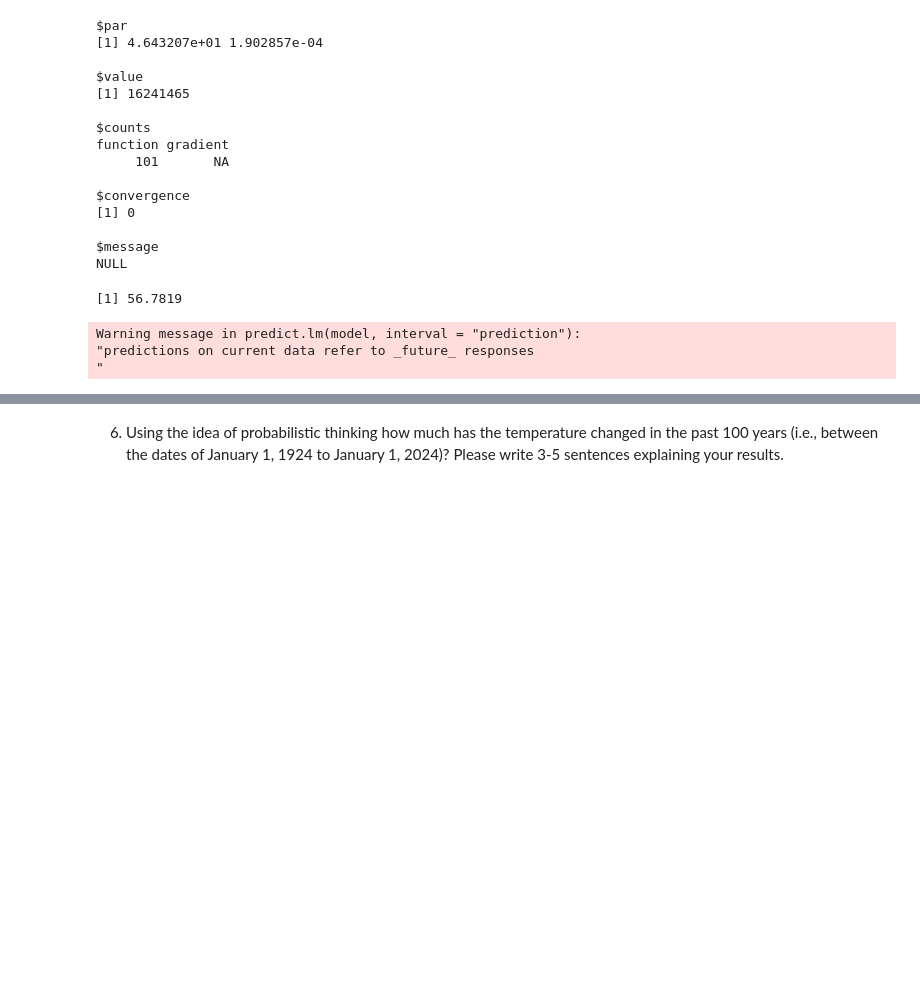
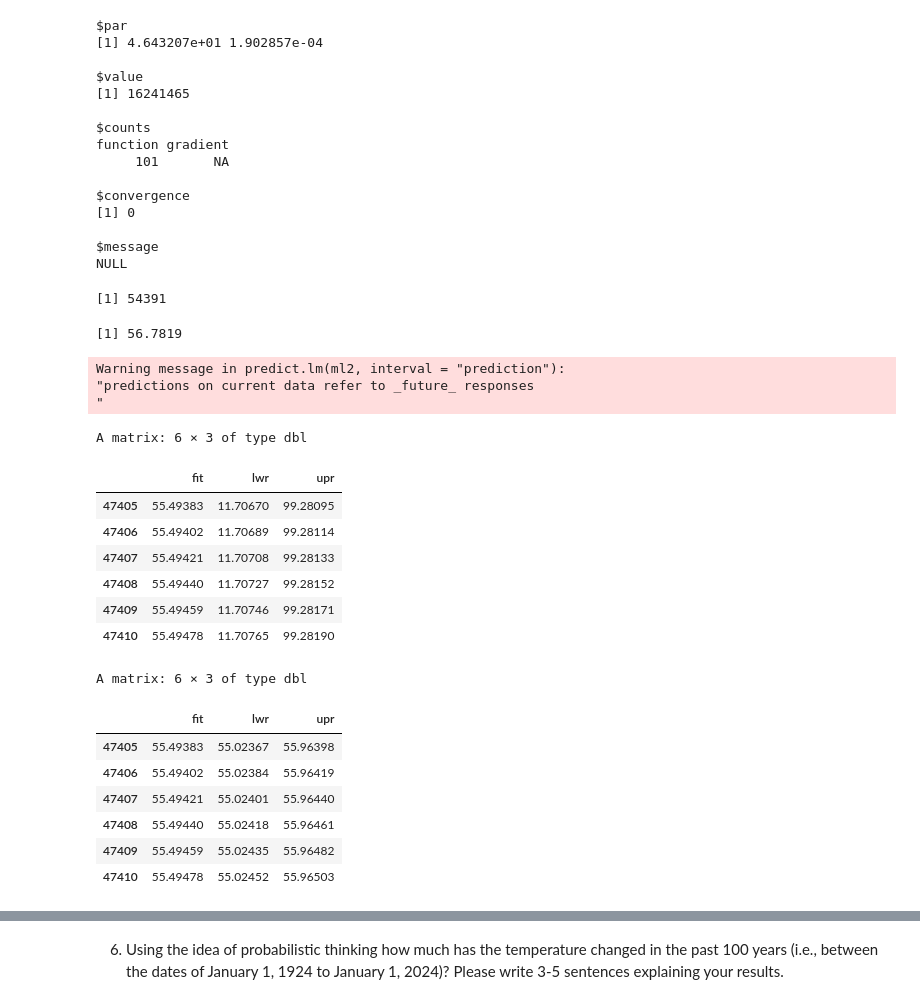
Before and after one commit to Prokope45/Statistics, a Jupyter notebook: STAT-705/Assignments/assignment_4.ipynb, the cells around one changed output, grey strips where cells are left out. Drawn from its saved outputs; the diff is of its cells as text; code cells hidden in the pictures; blank space fills up the shorter version.

```diff
--- a/STAT-705/Assignments/assignment_4.ipynb
+++ b/STAT-705/Assignments/assignment_4.ipynb
@@ -145,9 +130,10 @@ Notably, this dataset contains a subset of 47,410 observations from a single loc
 # %%
 url <- "https://www.dropbox.com/s/asw6gtq7pp1h0bx/manhattan_temp_data.csv?dl=1"
 df.temp <- read.csv(url)
-df.temp$year = as.numeric(year(df.temp$DATE))
+df.temp$year <- as.numeric(year(df.temp$DATE))
 df.temp$DATE <- ymd(df.temp$DATE)
-df.temp$days <- df.temp$DATE - min(df.temp$DATE)
+df.temp$days <- as.numeric(df.temp$DATE - min(df.temp$DATE))
 
 # Cleanup: remove rows with NA TOBS values
-df.temp = subset(df.temp, !is.na(TOBS))
+df.temp <- subset(df.temp, !is.na(TOBS))
+min(df.temp$DATE)
@@ -154,16 +142,11 @@ df.temp = subset(df.temp, !is.na(TOBS))
 # %% [markdown]
 4. For the linear model you wrote out in question 3, estimate and quantify uncertainty for the parameters by fitting this model to the data from question 2. Please write 3-5 sentences explaining your estimates.
 # %%
-# Quantify uncertainty for parameters
-model <- lm(TOBS ~ days, data=df.temp)
+# Models TOBS regressed against days.
+ml2 <- lm(TOBS ~ days, data=df.temp)
 
-confint(model, level=0.95)
-
-beta0.hat <- as.numeric(coef(model)[1])
+beta0.hat <- as.numeric(coef(ml2)[1])
 beta0.hat
-beta1.hat <- as.numeric(coef(model)[2])
+beta1.hat <- as.numeric(coef(ml2)[2])
 beta1.hat
-
-temp.hat <- beta0.hat / beta1.hat
-temp.hat
 # %% [output]
@@ -233,20 +211,40 @@ NULL
 # %%
 # Calculate days since start
 start_date <- min(ymd(df.temp$DATE))
 target_date <- as.Date("2050-01-01")
 x_2050 <- as.numeric(target_date - start_date)
+x_2050
 
 # squared distance Prediction
 tobs_pred_sqrd_dist <- sqrd_dist_para_1 + sqrd_dist_para_2 * x_2050
 tobs_pred_sqrd_dist  # 56.7819
 
-Ey.hat_prediction <- predict(model, interval="prediction")
-Ey.hat_confidence <- predict(model, interval="confidence")
+Ey.hat_prediction <- predict(ml2, interval="prediction")
+tail(Ey.hat_prediction)
+Ey.hat_confidence <- predict(ml2, interval="confidence")
+tail(Ey.hat_confidence)
 # %% [output]
-[1] 56.7819
+[1] 54391
-Warning message in predict.lm(model, interval = "prediction"):
-"predictions on current data refer to _future_ responses
-"
+[1] 56.7819
+Warning message in predict.lm(ml2, interval = "prediction"):
+"predictions on current data refer to _future_ responses
+"
+A matrix: 6 × 3 of type dbl
+|  | fit | lwr | upr |
+| 47405 | 55.49383 | 11.70670 | 99.28095 |
+| 47406 | 55.49402 | 11.70689 | 99.28114 |
+| 47407 | 55.49421 | 11.70708 | 99.28133 |
+| 47408 | 55.49440 | 11.70727 | 99.28152 |
+| 47409 | 55.49459 | 11.70746 | 99.28171 |
+| 47410 | 55.49478 | 11.70765 | 99.28190 |
+A matrix: 6 × 3 of type dbl
+|  | fit | lwr | upr |
+| 47405 | 55.49383 | 55.02367 | 55.96398 |
+| 47406 | 55.49402 | 55.02384 | 55.96419 |
+| 47407 | 55.49421 | 55.02401 | 55.96440 |
+| 47408 | 55.49440 | 55.02418 | 55.96461 |
+| 47409 | 55.49459 | 55.02435 | 55.96482 |
+| 47410 | 55.49478 | 55.02452 | 55.96503 |
 # %%
 plot(
   x,
```
Also changed, not shown: parts of 19 cells of this notebook.
